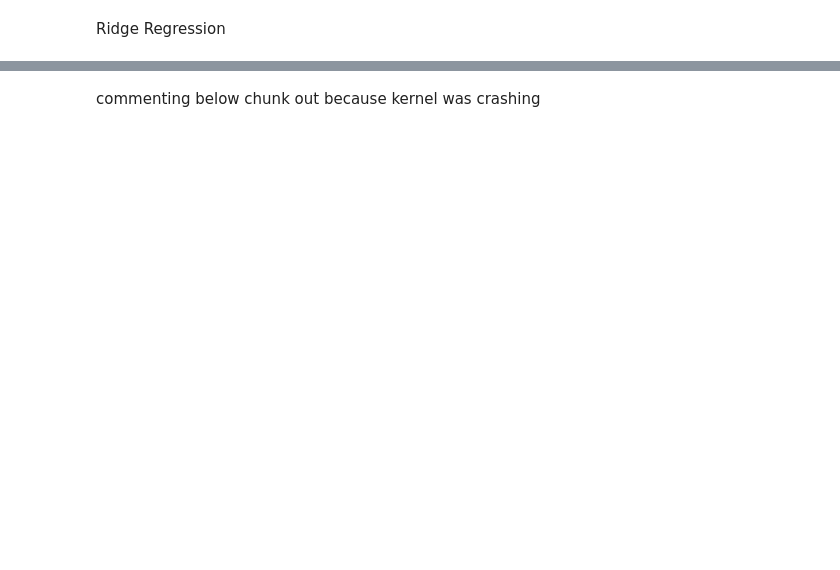
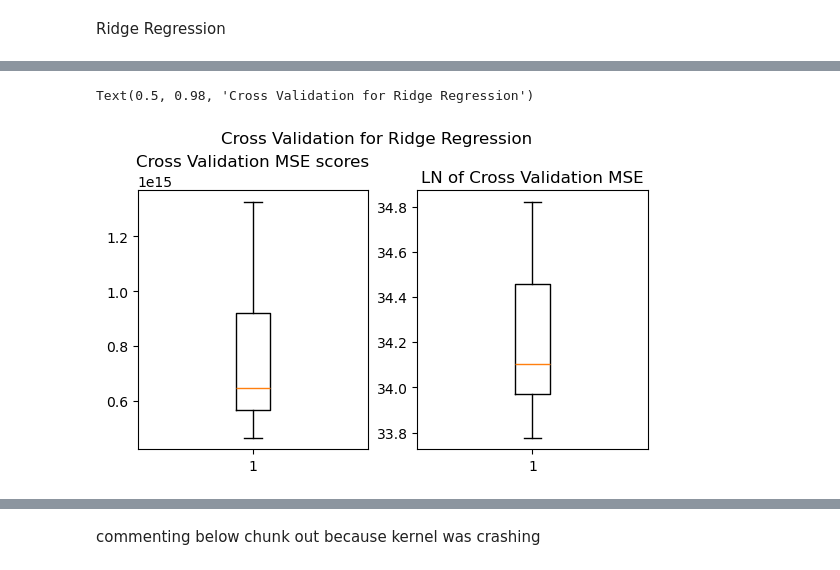
Before and after one commit to cmsc320-gautham-evan-arjun/cmsc320-gautham-evan-arjun.github.io, a Jupyter notebook: finaltutorial.ipynb, the cells around one changed output, grey strips where cells are left out. Saved outputs shown, nothing was run; the diff lists cells and outputs as text; code cells hidden in the pictures; blank space fills up the shorter version.

```diff
--- a/finaltutorial.ipynb
+++ b/finaltutorial.ipynb
@@ -889,0 +949,31 @@ ridge regression does seem to provide some reduction in overfitting
+# %%
+# mse_scores = cross_val_score(ridge_reg, X_train, y_train_scaled, scoring = "neg_mean_squared_error", cv = 10)
+# mse_scores = -mse_scores
+fig, axs = plt.subplots(ncols=2, nrows=1, figsize=(5.5, 3.5), layout="constrained")
+
+
+axs[0].boxplot(mse_values, vert = "False")
+axs[0].set_title("Cross Validation MSE scores")
+
+# print(len(mse_scores))
+# print(mse_scores)
+# plt.figure(figsize=(10,6))
+#plt.boxplot(mse_scores ,vert = "False")
+# plt.xlabel('MSE')
+# plt.title("Cross Validation MSE scores")
+# plt.show()
+
+
+ln_mse_scores = np.log(mse_values)
+axs[1].boxplot(ln_mse_scores, vert = "False")
+axs[1].set_title("LN of Cross Validation MSE")
+# print(len(mse_scores))
+# print(mse_scores)
+# plt.figure(figsize=(10,6))
+# plt.boxplot(mse_scores ,vert = "False")
+# plt.xlabel('MSE')
+# plt.show()
+plt.suptitle("Cross Validation for Ridge Regression")
+# %% [output]
+Text(0.5, 0.98, 'Cross Validation for Ridge Regression')
+[figure, added]
```
Also changed, not shown: parts of 60 cells of this notebook, 1 other file.
